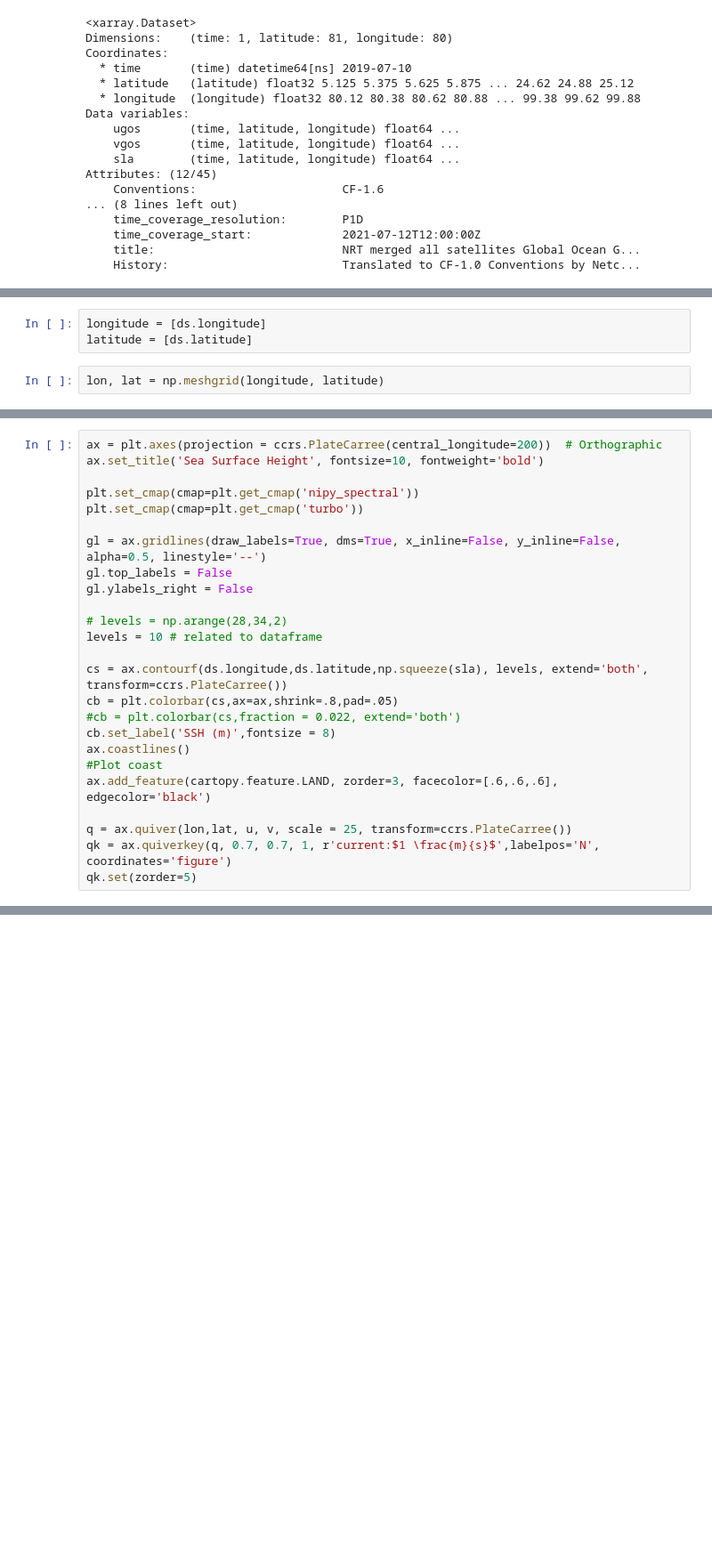
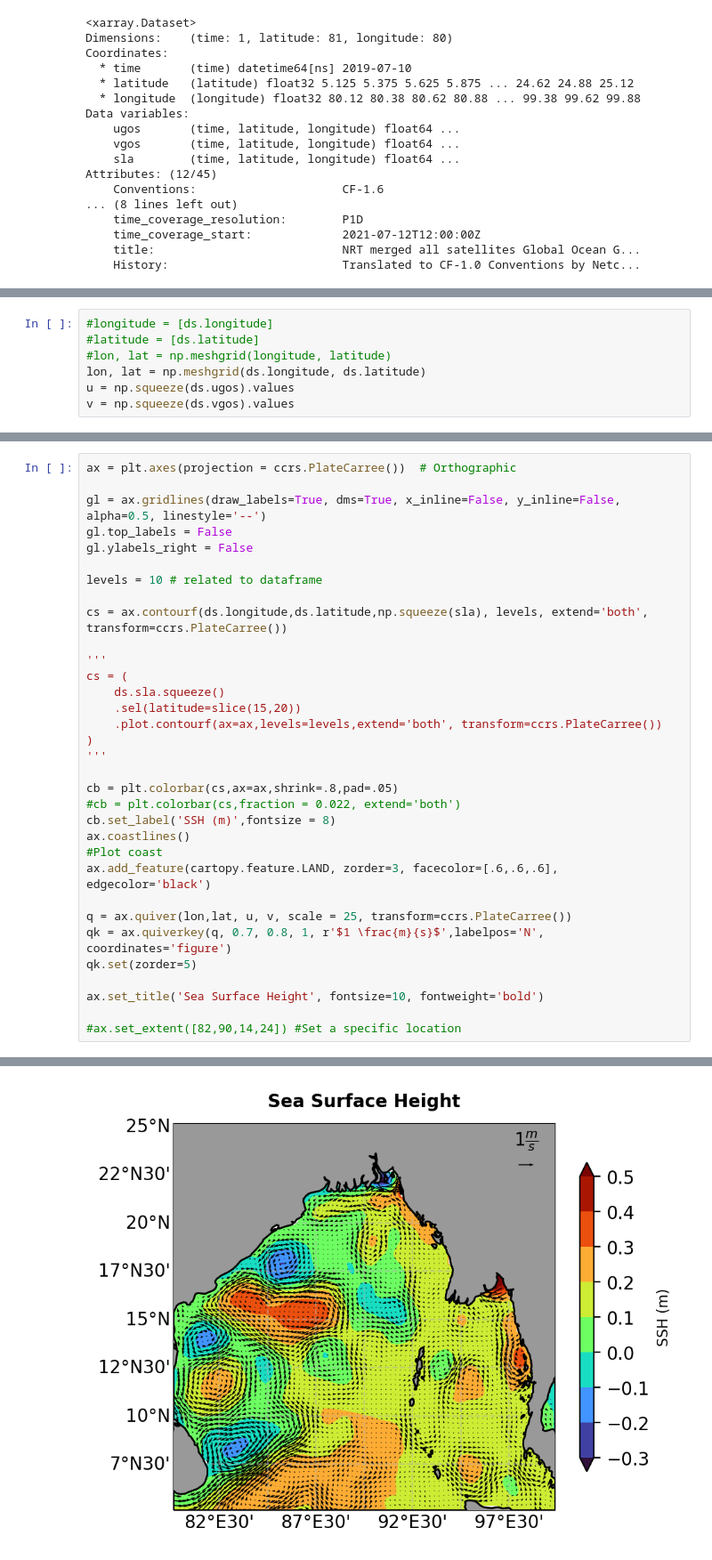
Before and after one commit to jtomfarrar/satellite_python_2022, a Jupyter notebook: notebooks/Untitled3.ipynb, the cells around one changed output, grey strips where cells are left out. Shown at 89% size. Saved outputs shown, nothing was run; the diff lists cells and outputs as text; blank space fills up the shorter version.

```diff
--- a/notebooks/Untitled3.ipynb
+++ b/notebooks/Untitled3.ipynb
@@ -41,5 +48,7 @@ Attributes: (12/45)
 # %%
-longitude = [ds.longitude]
-latitude = [ds.latitude]
+#longitude = [ds.longitude]
+#latitude = [ds.latitude]
+#lon, lat = np.meshgrid(longitude, latitude)
+lon, lat = np.meshgrid(ds.longitude, ds.latitude)
+u = np.squeeze(ds.ugos).values
+v = np.squeeze(ds.vgos).values
-# %%
-lon, lat = np.meshgrid(longitude, latitude)
@@ -65,18 +57,22 @@ type(lon)
 # %%
-ax = plt.axes(projection = ccrs.PlateCarree(central_longitude=200))  # Orthographic
-ax.set_title('Sea Surface Height', fontsize=10, fontweight='bold')
-
-plt.set_cmap(cmap=plt.get_cmap('nipy_spectral'))
-plt.set_cmap(cmap=plt.get_cmap('turbo'))
+ax = plt.axes(projection = ccrs.PlateCarree())  # Orthographic
 
 gl = ax.gridlines(draw_labels=True, dms=True, x_inline=False, y_inline=False, alpha=0.5, linestyle='--')
 gl.top_labels = False
 gl.ylabels_right = False
 
-# levels = np.arange(28,34,2)
 levels = 10 # related to dataframe
 
 cs = ax.contourf(ds.longitude,ds.latitude,np.squeeze(sla), levels, extend='both', transform=ccrs.PlateCarree())
+
+'''
+cs = (
+    ds.sla.squeeze()
+    .sel(latitude=slice(15,20))
+    .plot.contourf(ax=ax,levels=levels,extend='both', transform=ccrs.PlateCarree())
+)
+'''
+
 cb = plt.colorbar(cs,ax=ax,shrink=.8,pad=.05)
 #cb = plt.colorbar(cs,fraction = 0.022, extend='both')
 cb.set_label('SSH (m)',fontsize = 8)
@@ -85,6 +81,10 @@ ax.coastlines()
 ax.add_feature(cartopy.feature.LAND, zorder=3, facecolor=[.6,.6,.6], edgecolor='black')
 
 q = ax.quiver(lon,lat, u, v, scale = 25, transform=ccrs.PlateCarree())
-qk = ax.quiverkey(q, 0.7, 0.7, 1, r'current:$1 \frac{m}{s}$',labelpos='N', coordinates='figure')
+qk = ax.quiverkey(q, 0.7, 0.8, 1, r'$1 \frac{m}{s}$',labelpos='N', coordinates='figure')
 qk.set(zorder=5)
+
+ax.set_title('Sea Surface Height', fontsize=10, fontweight='bold')
+
+#ax.set_extent([82,90,14,24]) #Set a specific location
 # %% [output]
@@ -91,0 +92 @@ qk.set(zorder=5)
+[figure, added]
```
Also changed, not shown: parts of 11 cells of this notebook, 2 other files.
